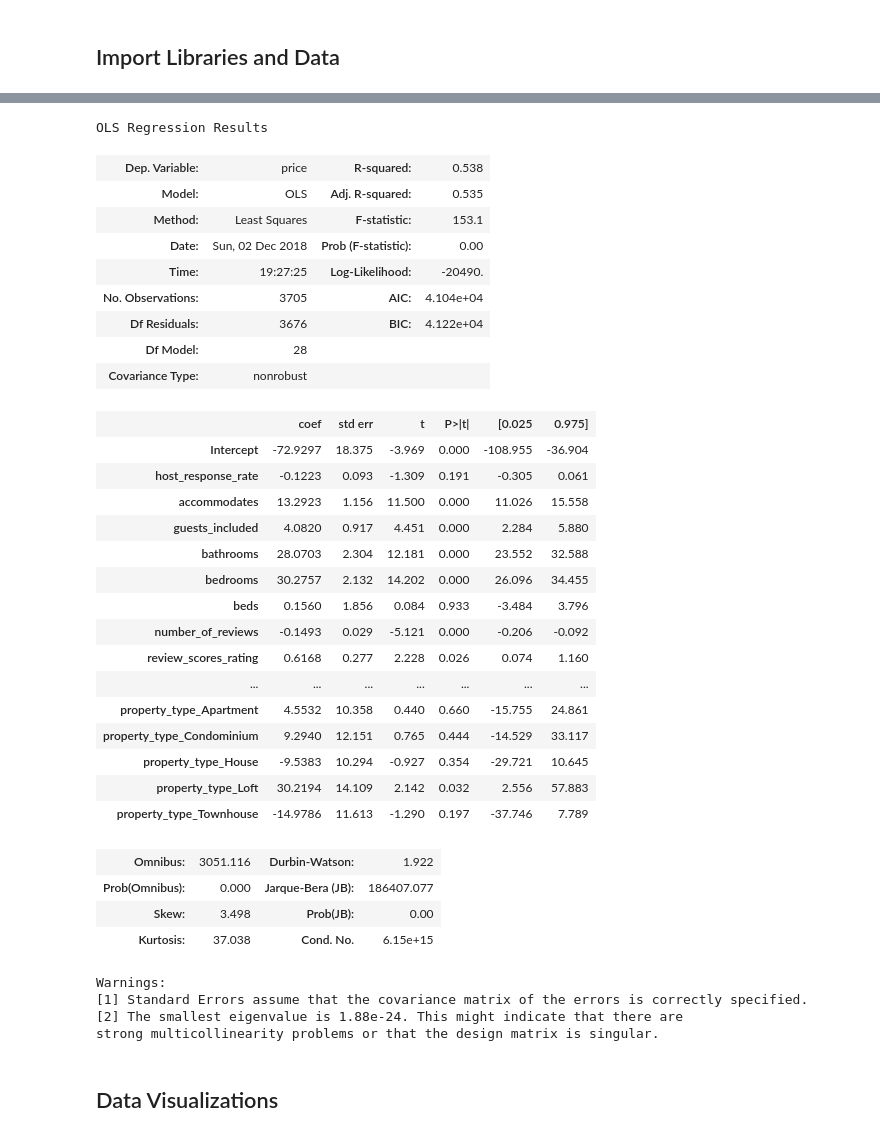
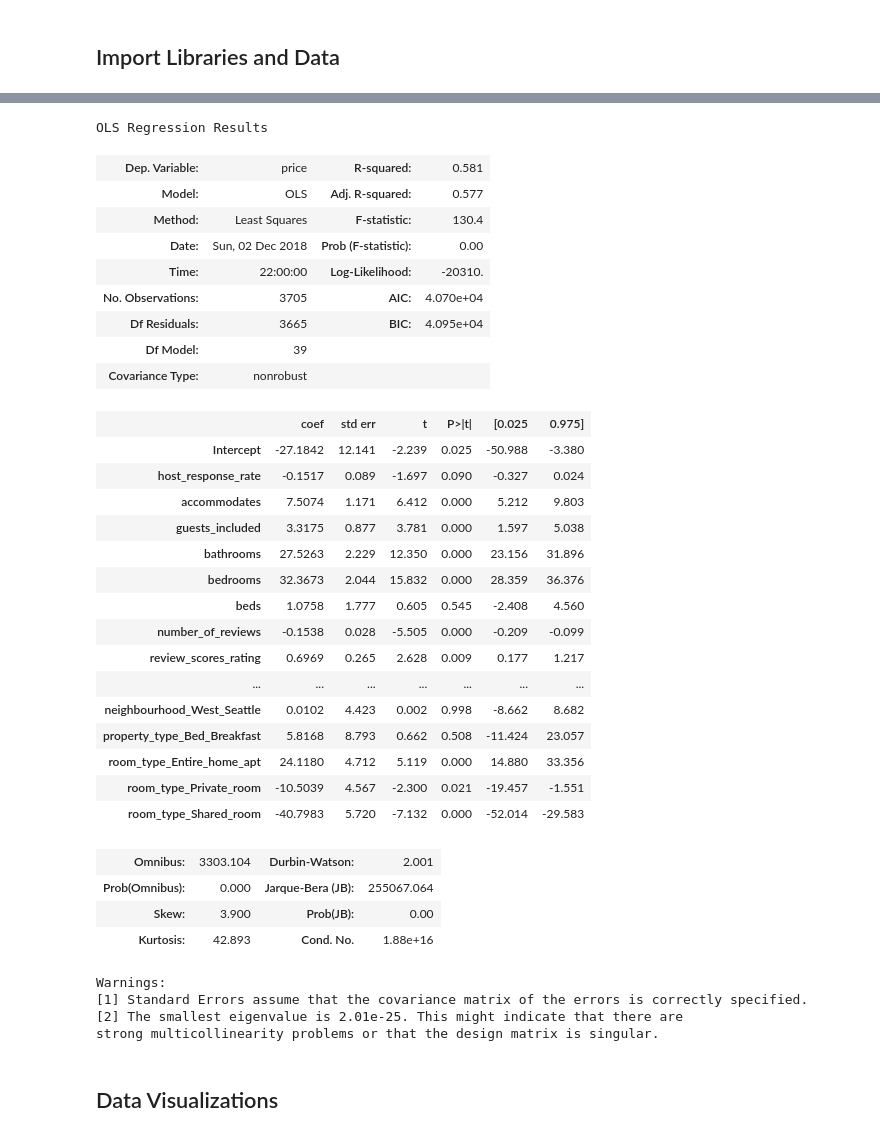
Before and after one commit to joshkeating/inf370-final-project, a Jupyter notebook: analysis.ipynb, the cells around one changed output, grey strips where cells are left out. Saved outputs shown, nothing was run; the diff lists cells and outputs as text; code cells hidden in the pictures.

Commit message:
added additional features to linear model

```diff
--- a/analysis.ipynb
+++ b/analysis.ipynb
@@ -35,5 +36,23 @@ from sklearn.linear_model import LinearRegression
 # read in clean data
 airbnb_data_dummies = pd.read_csv('data/cleaned-listings-dummies.csv')
 airbnb_data_basic = pd.read_csv('data/cleaned-listings-base.csv')
+# %%
+# Rename features with spaces in their names
+airbnb_data_dummies.rename(index=str, columns={
+    'neighbourhood_Beacon Hill': 'neighbourhood_Beacon_Hill',
+    'neighbourhood_Capitol Hill': 'neighbourhood_Capitol_Hill',
+    'neighbourhood_Central Area': 'neighbourhood_Central_Area',
+    'neighbourhood_Lake City': 'neighbourhood_Lake_City',
+    'neighbourhood_Other neighborhoods': 'neighbourhood_Other_neighborhoods',
+    'neighbourhood_Queen Anne': 'neighbourhood_Queen_Anne',
+    'neighbourhood_Rainier Valley': 'neighbourhood_Rainier_Valley',
+    'neighbourhood_Seward Park': 'neighbourhood_Seward_Park',
+    'neighbourhood_University District': 'neighbourhood_University_District',
+    'neighbourhood_West Seattle': 'neighbourhood_West_Seattle',
+    'property_type_Bed & Breakfast': 'property_type_Bed_Breakfast',
+    'room_type_Entire home/apt': 'room_type_Entire_home_apt',
+    'room_type_Private room': 'room_type_Private_room',
+    'room_type_Shared room': 'room_type_Shared_room'
+}, inplace=True)
 # %%
 list(airbnb_data_dummies.columns.values)
@@ -58,41 +79,40 @@ list(airbnb_data_dummies.columns.values)
 # %%
-#NEED TO RENAME COLUMNS WITH MULTIPLE WORDS
-formula = 'price ~ host_response_rate + accommodates+ guests_included + bathrooms + bedrooms + beds + number_of_reviews + review_scores_rating + review_scores_accuracy + review_scores_cleanliness + review_scores_checkin + review_scores_communication + review_scores_location + review_scores_value + score + host_is_superhost_f + host_is_superhost_t + neighbourhood_Ballard  + neighbourhood_Cascade  + neighbourhood_Delridge + neighbourhood_Downtown + neighbourhood_Interbay + neighbourhood_Magnolia + neighbourhood_Northgate + property_type_Apartment  + property_type_Condominium + property_type_House + property_type_Loft + property_type_Townhouse'
+formula = 'price ~ host_response_rate + accommodates + guests_included + bathrooms + bedrooms + beds + number_of_reviews + review_scores_rating + review_scores_accuracy + review_scores_cleanliness + review_scores_checkin + review_scores_communication + review_scores_location + review_scores_value + score + host_is_superhost_f + host_is_superhost_t + neighbourhood_Ballard  + neighbourhood_Cascade  + neighbourhood_Delridge + neighbourhood_Downtown + neighbourhood_Interbay + neighbourhood_Magnolia + neighbourhood_Northgate + property_type_Apartment  + property_type_Condominium + property_type_House + property_type_Loft + property_type_Townhouse + neighbourhood_Beacon_Hill + neighbourhood_Capitol_Hill + neighbourhood_Central_Area + neighbourhood_Lake_City + neighbourhood_Other_neighborhoods + neighbourhood_Queen_Anne + neighbourhood_Rainier_Valley + neighbourhood_Seward_Park + neighbourhood_University_District + neighbourhood_West_Seattle + property_type_Bed_Breakfast + room_type_Entire_home_apt + room_type_Private_room + room_type_Shared_room'
 
 mod1 = smf.ols(formula=formula, data=airbnb_data_dummies).fit()
 mod1.summary()
 # %% [output]
 OLS Regression Results
-| Dep. Variable: | price | R-squared: | 0.538 |
-| Model: | OLS | Adj. R-squared: | 0.535 |
-| Method: | Least Squares | F-statistic: | 153.1 |
+| Dep. Variable: | price | R-squared: | 0.581 |
+| Model: | OLS | Adj. R-squared: | 0.577 |
+| Method: | Least Squares | F-statistic: | 130.4 |
 | Date: | Sun, 02 Dec 2018 | Prob (F-statistic): | 0.00 |
-| Time: | 19:27:25 | Log-Likelihood: | -20490. |
-| No. Observations: | 3705 | AIC: | 4.104e+04 |
-| Df Residuals: | 3676 | BIC: | 4.122e+04 |
-| Df Model: | 28 |  |  |
+| Time: | 22:00:00 | Log-Likelihood: | -20310. |
+| No. Observations: | 3705 | AIC: | 4.070e+04 |
+| Df Residuals: | 3665 | BIC: | 4.095e+04 |
+| Df Model: | 39 |  |  |
 | Covariance Type: | nonrobust |  |  |
 |  | coef | std err | t | P>|t| | [0.025 | 0.975] |
-| Intercept | -72.9297 | 18.375 | -3.969 | 0.000 | -108.955 | -36.904 |
-| host_response_rate | -0.1223 | 0.093 | -1.309 | 0.191 | -0.305 | 0.061 |
-| accommodates | 13.2923 | 1.156 | 11.500 | 0.000 | 11.026 | 15.558 |
-| guests_included | 4.0820 | 0.917 | 4.451 | 0.000 | 2.284 | 5.880 |
-| bathrooms | 28.0703 | 2.304 | 12.181 | 0.000 | 23.552 | 32.588 |
-| bedrooms | 30.2757 | 2.132 | 14.202 | 0.000 | 26.096 | 34.455 |
-| beds | 0.1560 | 1.856 | 0.084 | 0.933 | -3.484 | 3.796 |
-| number_of_reviews | -0.1493 | 0.029 | -5.121 | 0.000 | -0.206 | -0.092 |
-| review_scores_rating | 0.6168 | 0.277 | 2.228 | 0.026 | 0.074 | 1.160 |
+| Intercept | -27.1842 | 12.141 | -2.239 | 0.025 | -50.988 | -3.380 |
+| host_response_rate | -0.1517 | 0.089 | -1.697 | 0.090 | -0.327 | 0.024 |
+| accommodates | 7.5074 | 1.171 | 6.412 | 0.000 | 5.212 | 9.803 |
+| guests_included | 3.3175 | 0.877 | 3.781 | 0.000 | 1.597 | 5.038 |
+| bathrooms | 27.5263 | 2.229 | 12.350 | 0.000 | 23.156 | 31.896 |
+| bedrooms | 32.3673 | 2.044 | 15.832 | 0.000 | 28.359 | 36.376 |
+| beds | 1.0758 | 1.777 | 0.605 | 0.545 | -2.408 | 4.560 |
+| number_of_reviews | -0.1538 | 0.028 | -5.505 | 0.000 | -0.209 | -0.099 |
+| review_scores_rating | 0.6969 | 0.265 | 2.628 | 0.009 | 0.177 | 1.217 |
 | ... | ... | ... | ... | ... | ... | ... |
-| property_type_Apartment | 4.5532 | 10.358 | 0.440 | 0.660 | -15.755 | 24.861 |
-| property_type_Condominium | 9.2940 | 12.151 | 0.765 | 0.444 | -14.529 | 33.117 |
-| property_type_House | -9.5383 | 10.294 | -0.927 | 0.354 | -29.721 | 10.645 |
-| property_type_Loft | 30.2194 | 14.109 | 2.142 | 0.032 | 2.556 | 57.883 |
-| property_type_Townhouse | -14.9786 | 11.613 | -1.290 | 0.197 | -37.746 | 7.789 |
+| neighbourhood_West_Seattle | 0.0102 | 4.423 | 0.002 | 0.998 | -8.662 | 8.682 |
+| property_type_Bed_Breakfast | 5.8168 | 8.793 | 0.662 | 0.508 | -11.424 | 23.057 |
+| room_type_Entire_home_apt | 24.1180 | 4.712 | 5.119 | 0.000 | 14.880 | 33.356 |
+| room_type_Private_room | -10.5039 | 4.567 | -2.300 | 0.021 | -19.457 | -1.551 |
+| room_type_Shared_room | -40.7983 | 5.720 | -7.132 | 0.000 | -52.014 | -29.583 |
-| Omnibus: | 3051.116 | Durbin-Watson: | 1.922 |
-| Prob(Omnibus): | 0.000 | Jarque-Bera (JB): | 186407.077 |
-| Skew: | 3.498 | Prob(JB): | 0.00 |
-| Kurtosis: | 37.038 | Cond. No. | 6.15e+15 |
+| Omnibus: | 3303.104 | Durbin-Watson: | 2.001 |
+| Prob(Omnibus): | 0.000 | Jarque-Bera (JB): | 255067.064 |
+| Skew: | 3.900 | Prob(JB): | 0.00 |
+| Kurtosis: | 42.893 | Cond. No. | 1.88e+16 |
 Warnings:
 [1] Standard Errors assume that the covariance matrix of the errors is correctly specified.
-[2] The smallest eigenvalue is 1.88e-24. This might indicate that there are
+[2] The smallest eigenvalue is 2.01e-25. This might indicate that there are
 strong multicollinearity problems or that the design matrix is singular.
```
Also changed, not shown: parts of 3 cells of this notebook, 1 other file.
